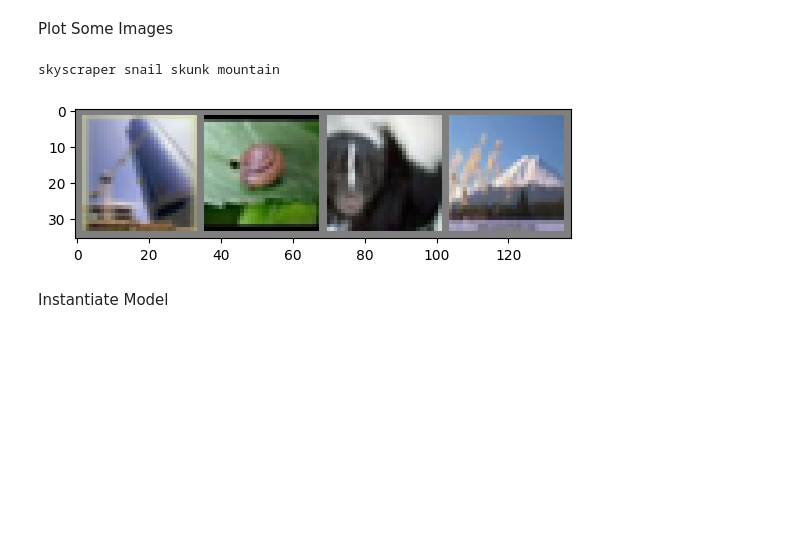
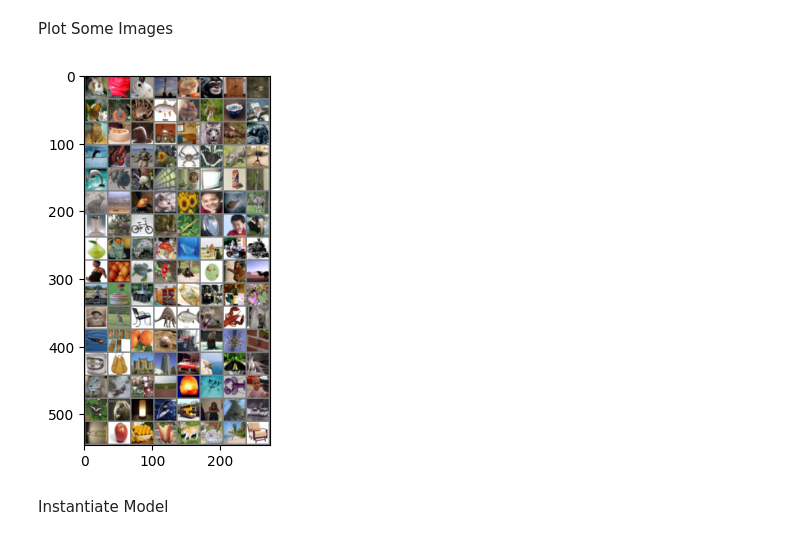
Before and after one commit to Holindauer/SiameseNetClf, a Jupyter notebook: training_env.ipynb, the cells around one changed output. Cells and saved outputs as stored; diff of their text form; code cells hidden in the pictures; blank space fills up the shorter version.

```diff
--- a/training_env.ipynb
+++ b/training_env.ipynb
@@ -37,3 +33,8 @@ Files already downloaded and verified
+# %%
+from dataloader import SiameseClfDataloader
+
+trainloader = DataLoader(SiameseClfDataloader(trainset), batch_size=128, shuffle=True)
+testloader = DataLoader(SiameseClfDataloader(testset), batch_size=128, shuffle=True)
 # %% [markdown]
 Get Classes
 # %%
@@ -47,24 +48,21 @@ Plot Some Images
 # %%
 import matplotlib.pyplot as plt
 import numpy as np
 
 # Function to show an image
 def imshow(img):
     img = img / 2 + 0.5     # unnormalize
     npimg = img.numpy() # convert to numpy array
     plt.imshow(np.transpose(npimg, (1, 2, 0))) # convert from tensor image
 
 # Get some random training images
 dataiter = iter(trainloader)
-images, labels = dataiter.__next__()
+imgs1, imgs2, labels = dataiter.__next__()
 
 # Show images
-imshow(torchvision.utils.make_grid(images))
-# print labels
-print(' '.join('%5s' % train_classes[labels[j]] for j in range(4)))
+imshow(torchvision.utils.make_grid(imgs1))
 # %% [output]
-skyscraper snail skunk mountain
-[figure, old version]
+[figure, new version]
 # %% [markdown]
 Instantiate Model
 # %%
```
Also changed, not shown: parts of 3 cells of this notebook, 5 other files.
